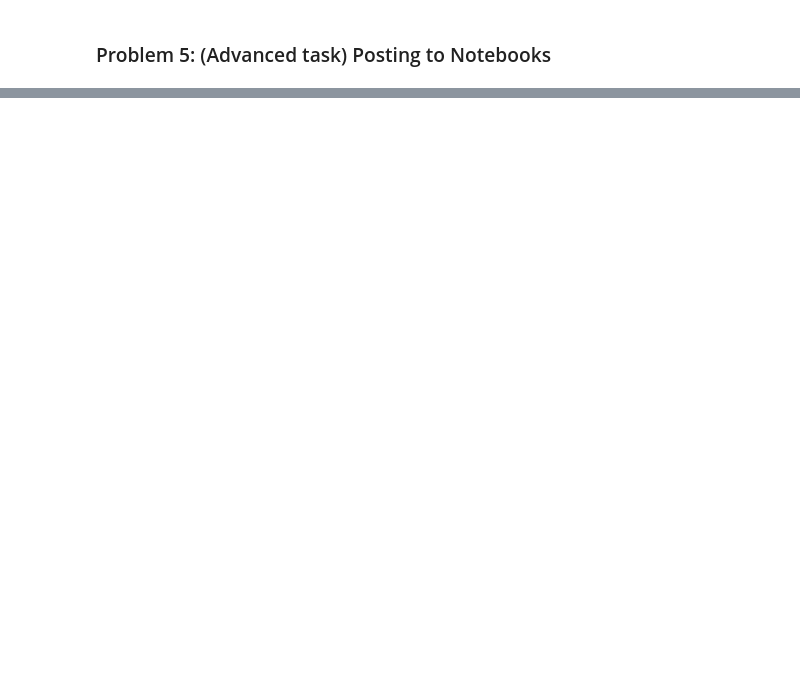
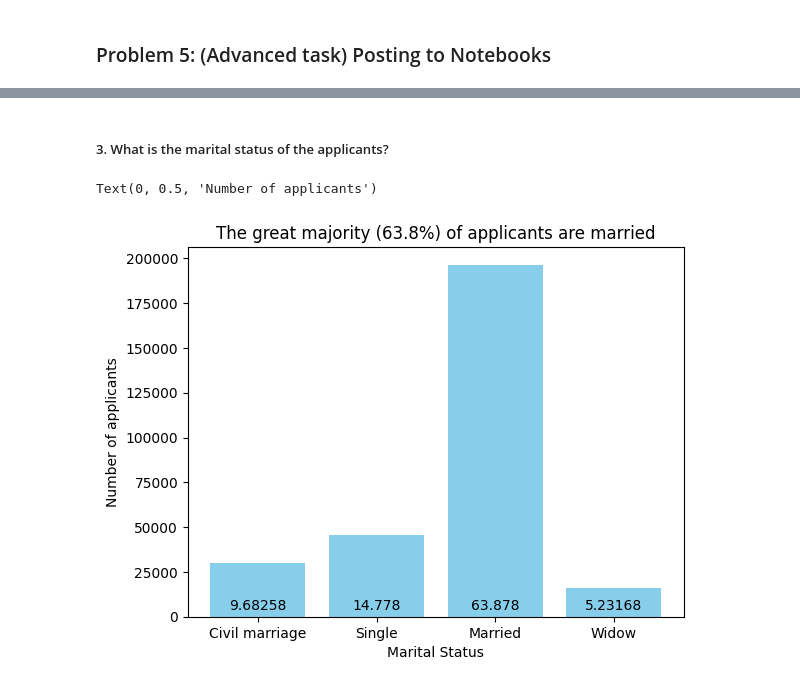
Before and after one commit to David-Jr/divic-ml-course-assignments, a Jupyter notebook: credit-information-analysis/credit-information-analysis.ipynb, the cells around one changed output, grey strips where cells are left out. Saved outputs shown, nothing was run; the diff lists cells and outputs as text; code cells hidden in the pictures; blank space fills up the shorter version.

```diff
--- a/credit-information-analysis/credit-information-analysis.ipynb
+++ b/credit-information-analysis/credit-information-analysis.ipynb
@@ -78,0 +112,24 @@ plt.show()
+# %% [markdown]
+##### 3. What is the marital status of the applicants?
+# %%
+# Computing the proportions.
+family_status = np.array(dataset['NAME_FAMILY_STATUS'])
+
+civil_marriage = np.count_nonzero(family_status == 'Civil marriage')
+single = np.count_nonzero(family_status == 'Single / not married')
+married = np.count_nonzero(family_status == 'Married')
+widow = np.count_nonzero(family_status == 'Widow')
+
+data = np.array([civil_marriage, single, married, widow])
+labels = ["Civil marriage", "Single", "Married", "Widow"]
+bars = plt.bar(labels, data * 100 / len(family_status), color='skyblue')
+
+
+plt.bar(labels, data, color='skyblue')
+plt.title('The great majority (63.8%) of applicants are married')
+plt.bar_label(bars, padding=3)
+plt.xlabel('Marital Status')
+plt.ylabel('Number of applicants')
+# %% [output]
+Text(0, 0.5, 'Number of applicants')
+[figure, added]
```
Also changed, not shown: parts of 9 cells of this notebook.
